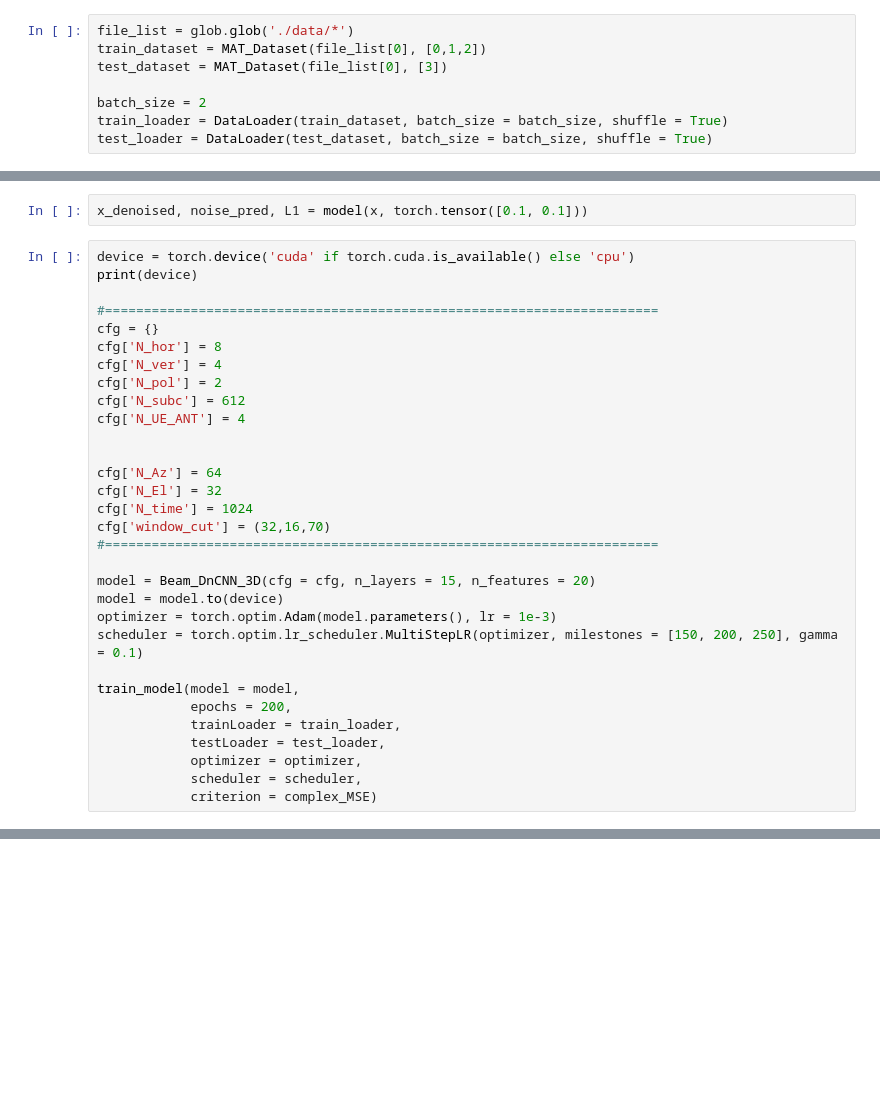
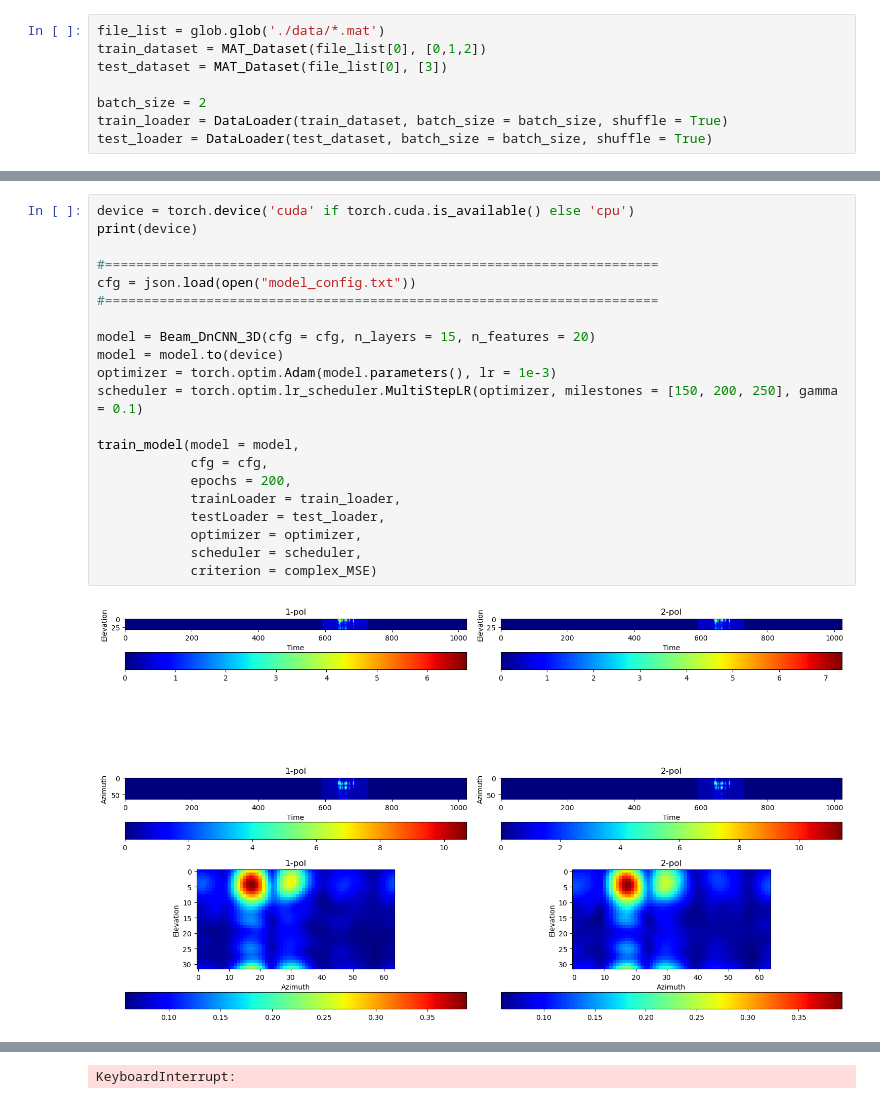
Before and after one commit to Albly/Deep_learning_MIMO_channel_denoise, a Jupyter notebook: main.ipynb, the cells around one changed output, grey strips where cells are left out. Drawn from its saved outputs; the diff is of its cells as text; blank space fills up the shorter version.

```diff
--- a/main.ipynb
+++ b/main.ipynb
@@ -17,5 +36,5 @@ from src.metrics import complex_MSE
 # %%
-file_list = glob.glob('./data/*')
+file_list = glob.glob('./data/*.mat')
 train_dataset = MAT_Dataset(file_list[0], [0,1,2])
 test_dataset = MAT_Dataset(file_list[0], [3])
 
@@ -50,34 +65,24 @@ tensor(7.8891e-09)
 tensor(313344.)
-# %%
-x_denoised, noise_pred, L1 = model(x, torch.tensor([0.1, 0.1]))
 # %%
 device = torch.device('cuda' if torch.cuda.is_available() else 'cpu')
 print(device)
 
 #=======================================================================
-cfg = {}
-cfg['N_hor'] = 8
-cfg['N_ver'] = 4
-cfg['N_pol'] = 2
-cfg['N_subc'] = 612
-cfg['N_UE_ANT'] = 4
-
-
-cfg['N_Az'] = 64
-cfg['N_El'] = 32
-cfg['N_time'] = 1024
-cfg['window_cut'] = (32,16,70)
+cfg = json.load(open("model_config.txt"))
 #=======================================================================
 
 model = Beam_DnCNN_3D(cfg = cfg, n_layers = 15, n_features = 20)
 model = model.to(device)
 optimizer = torch.optim.Adam(model.parameters(), lr = 1e-3)
 scheduler = torch.optim.lr_scheduler.MultiStepLR(optimizer, milestones = [150, 200, 250], gamma = 0.1)
 
 train_model(model = model,
+            cfg = cfg,
             epochs = 200,
             trainLoader = train_loader,
             testLoader = test_loader,
             optimizer = optimizer,
             scheduler = scheduler,
             criterion = complex_MSE)
+# %% [output]
+[figure, added]
@@ -83,0 +91 @@ train_model(model = model,
+KeyboardInterrupt:
```
Also changed, not shown: parts of 7 cells of this notebook, 7 other files.
